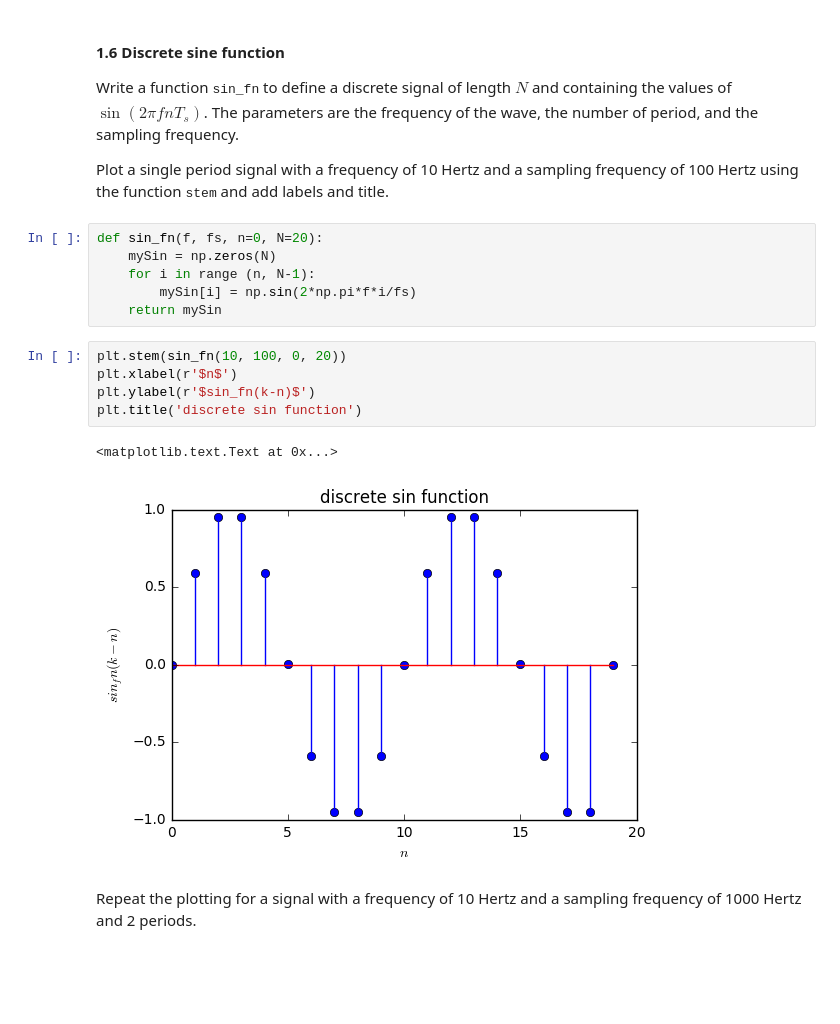
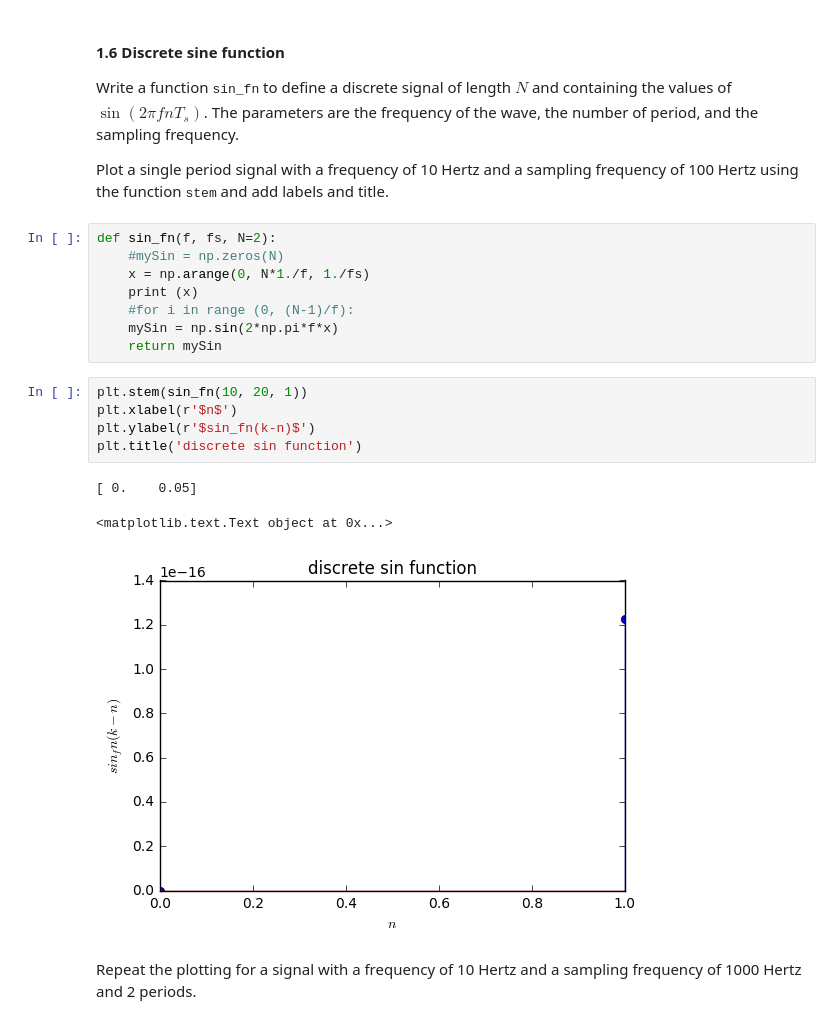
Before and after one commit to sniper0110/DSP-TP-1617, a Jupyter notebook: Lab1/python/Lab1.ipynb, the cells around one changed output. Saved outputs shown, nothing was run; the diff lists cells and outputs as text; blank space fills up the shorter version.

```diff
--- a/Lab1/python/Lab1.ipynb
+++ b/Lab1/python/Lab1.ipynb
@@ -168,19 +166,22 @@ Write a function <tt>sin_fn</tt> to define a discrete signal of length $N$ and c
 
 Plot a single period signal with a frequency of 10 Hertz and a sampling frequency of 100 Hertz using the function <tt>stem</tt> and add labels and title.
 # %%
-def sin_fn(f, fs, n=0, N=20):
-    mySin = np.zeros(N)
-    for i in range (n, N-1):
-        mySin[i] = np.sin(2*np.pi*f*i/fs)
+def sin_fn(f, fs, N=2):
+    #mySin = np.zeros(N)
+    x = np.arange(0, N*1./f, 1./fs)
+    print (x)
+    #for i in range (0, (N-1)/f):
+    mySin = np.sin(2*np.pi*f*x)
     return mySin
 # %%
-plt.stem(sin_fn(10, 100, 0, 20))
+plt.stem(sin_fn(10, 20, 1))
 plt.xlabel(r'$n$')
 plt.ylabel(r'$sin_fn(k-n)$')
 plt.title('discrete sin function')
 # %% [output]
-<matplotlib.text.Text at 0x...>
+[ 0.    0.05]
+<matplotlib.text.Text object at 0x...>
-[figure, old version]
+[figure, new version]
 # %% [markdown]
 Repeat the plotting for a signal with a frequency of 10 Hertz and a sampling frequency of 1000 Hertz and 2 periods.
 # %%
```
Also changed, not shown: parts of 6 cells of this notebook.
